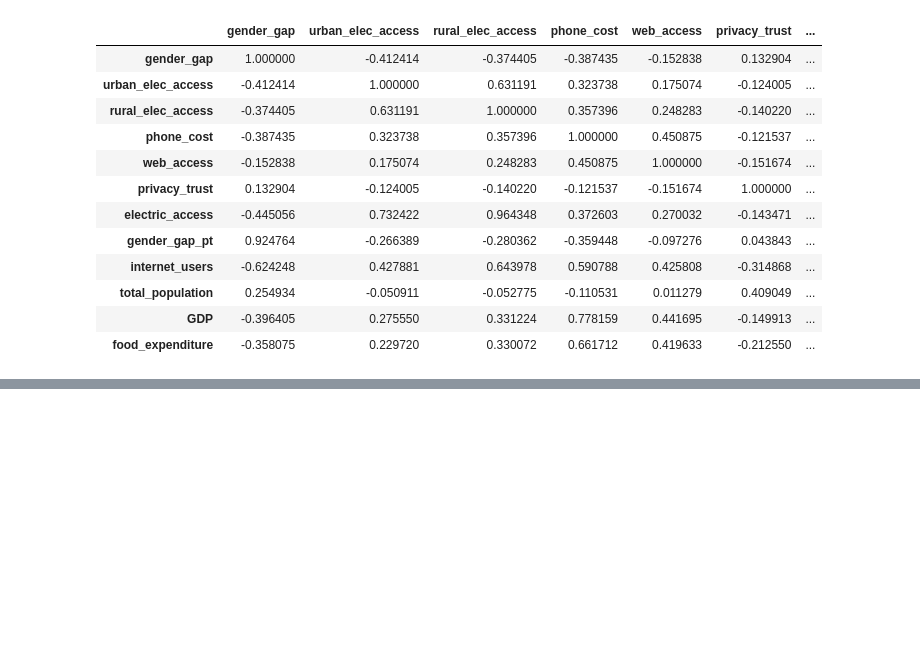
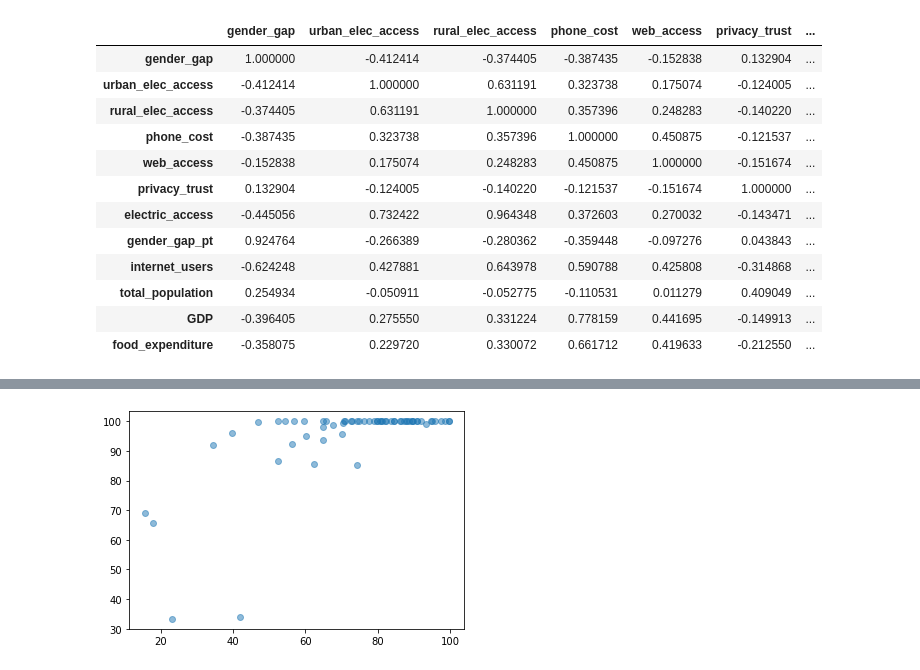
Before and after one commit to tklausner/info2950-project, a Jupyter notebook: INFO2950_Project.ipynb, the cells around one changed output, grey strips where cells are left out. Saved outputs shown, nothing was run; the diff lists cells and outputs as text; code cells hidden in the pictures; blank space fills up the shorter version.

```diff
--- a/INFO2950_Project.ipynb
+++ b/INFO2950_Project.ipynb
@@ -209,0 +222,5 @@ if_data.corr()
+# %%
+plt.scatter(if_data['internet_users'],if_data['rural_elec_access'], alpha=0.5)
+plt.show()
+# %% [output]
+[figure, added]
```
Also changed, not shown: parts of 10 cells of this notebook.
